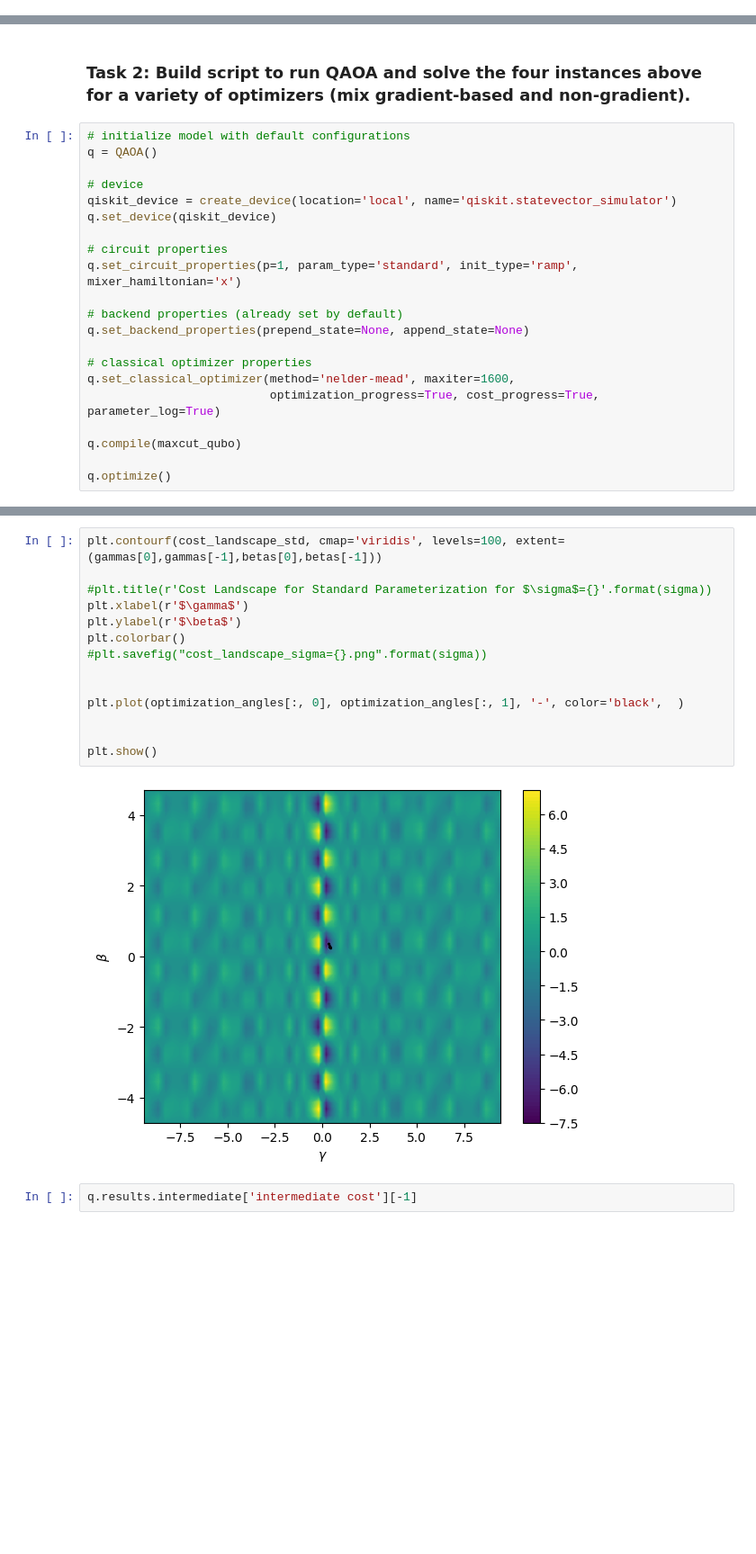
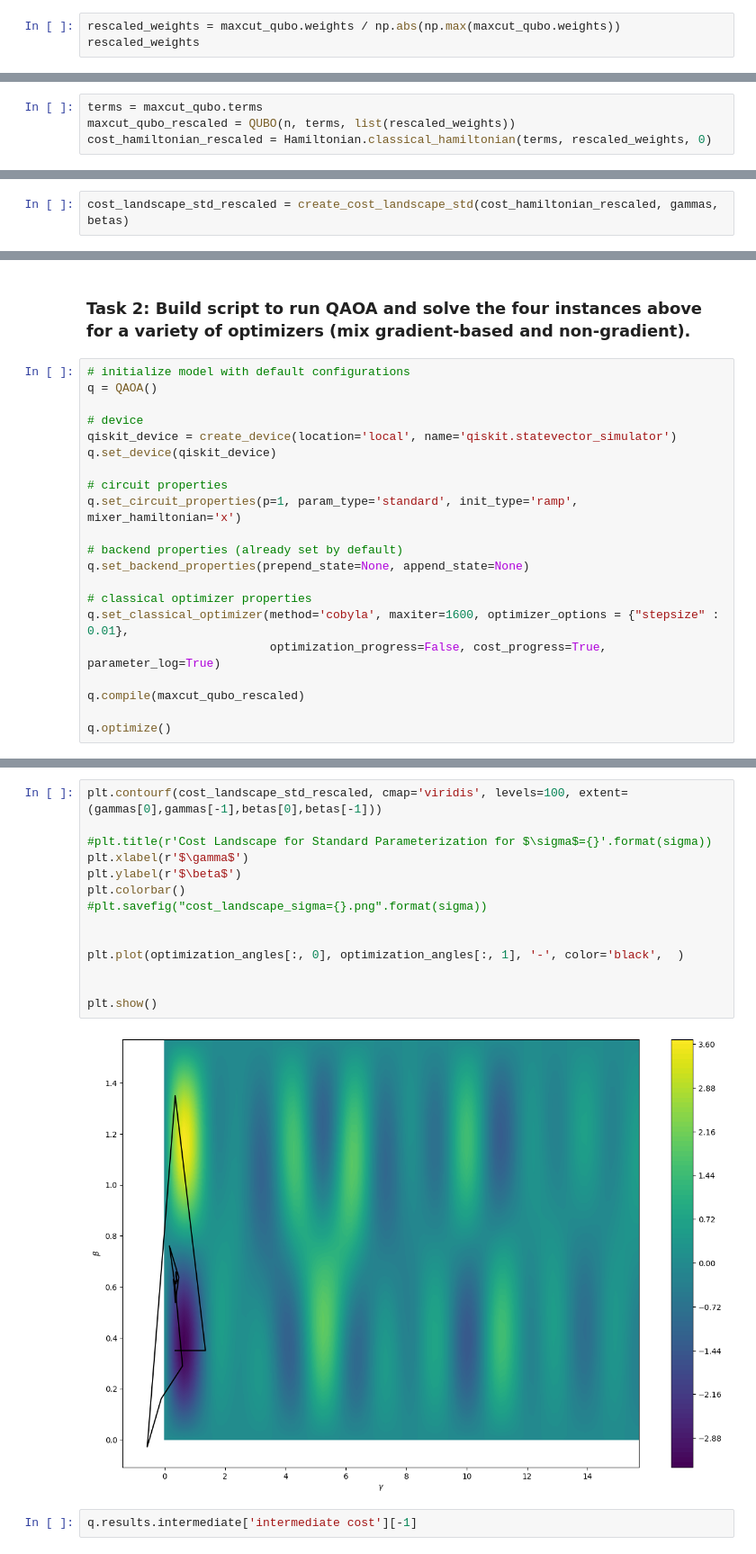
Before and after one commit to kidiki/openqaoa, a Jupyter notebook: Assignments/001_Assignment_KDK.ipynb, the cells around one changed output, grey strips where cells are left out. Shown: that part at 90% size. Drawn from its saved outputs; the diff is of its cells as text; blank space fills up the shorter version.

Commit message:
looking at the landscapes when scaling the J

```diff
--- a/Assignments/001_Assignment_KDK.ipynb
+++ b/Assignments/001_Assignment_KDK.ipynb
@@ -156,0 +185,3 @@ What are the main differences between the landscapes?
+# %%
+rescaled_weights = maxcut_qubo.weights / np.abs(np.max(maxcut_qubo.weights))
+rescaled_weights
@@ -156,0 +193,4 @@ What are the main differences between the landscapes?
+# %%
+terms = maxcut_qubo.terms
+maxcut_qubo_rescaled = QUBO(n, terms, list(rescaled_weights))
+cost_hamiltonian_rescaled = Hamiltonian.classical_hamiltonian(terms, rescaled_weights, 0)
@@ -156,0 +202,2 @@ What are the main differences between the landscapes?
+# %%
+cost_landscape_std_rescaled = create_cost_landscape_std(cost_hamiltonian_rescaled, gammas, betas)
@@ -171,10 +229,10 @@ q.set_circuit_properties(p=1, param_type='standard', init_type='ramp', mixer_ham
 q.set_backend_properties(prepend_state=None, append_state=None)
 
 # classical optimizer properties
-q.set_classical_optimizer(method='nelder-mead', maxiter=1600,
-                          optimization_progress=True, cost_progress=True, parameter_log=True)
+q.set_classical_optimizer(method='cobyla', maxiter=1600, optimizer_options = {"stepsize" : 0.01},
+                          optimization_progress=False, cost_progress=True, parameter_log=True)
 
-q.compile(maxcut_qubo)
+q.compile(maxcut_qubo_rescaled)
 
 q.optimize()
 # %%
@@ -201,19 +259,19 @@ print(optimization_angles)
 # %%
-plt.contourf(cost_landscape_std, cmap='viridis', levels=100, extent=(gammas[0],gammas[-1],betas[0],betas[-1]))
+plt.contourf(cost_landscape_std_rescaled, cmap='viridis', levels=100, extent=(gammas[0],gammas[-1],betas[0],betas[-1]))
 
 #plt.title(r'Cost Landscape for Standard Parameterization for $\sigma$={}'.format(sigma))
 plt.xlabel(r'$\gamma$')
 plt.ylabel(r'$\beta$')
 plt.colorbar()
 #plt.savefig("cost_landscape_sigma={}.png".format(sigma))
 
 
 plt.plot(optimization_angles[:, 0], optimization_angles[:, 1], '-', color='black',  )
 
 
 plt.show()
 # %% [output]
-[figure, old version]
+[figure, new version]
 # %%
 q.results.intermediate['intermediate cost'][-1]
 # %% [output]
```
Also changed, not shown: parts of 9 cells of this notebook, 1 other file.
